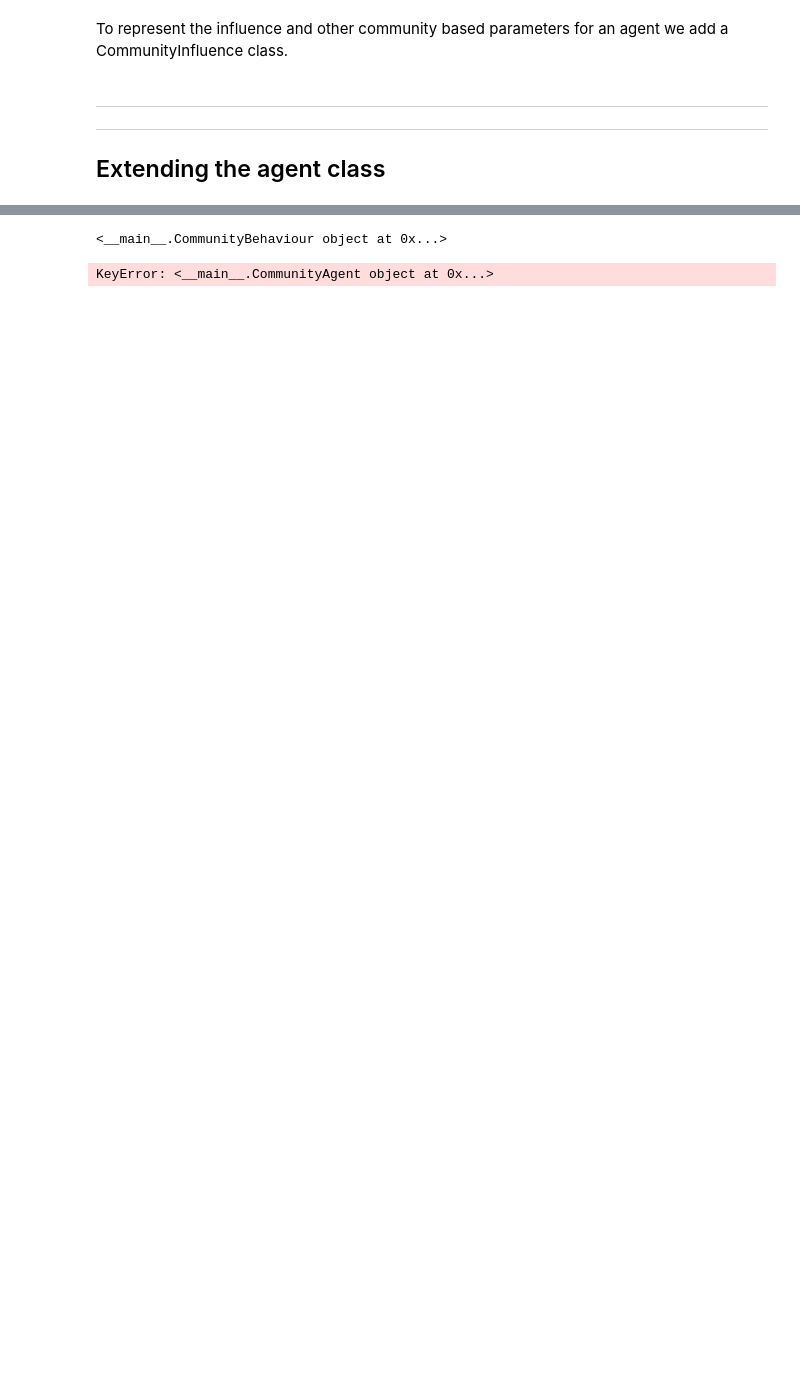
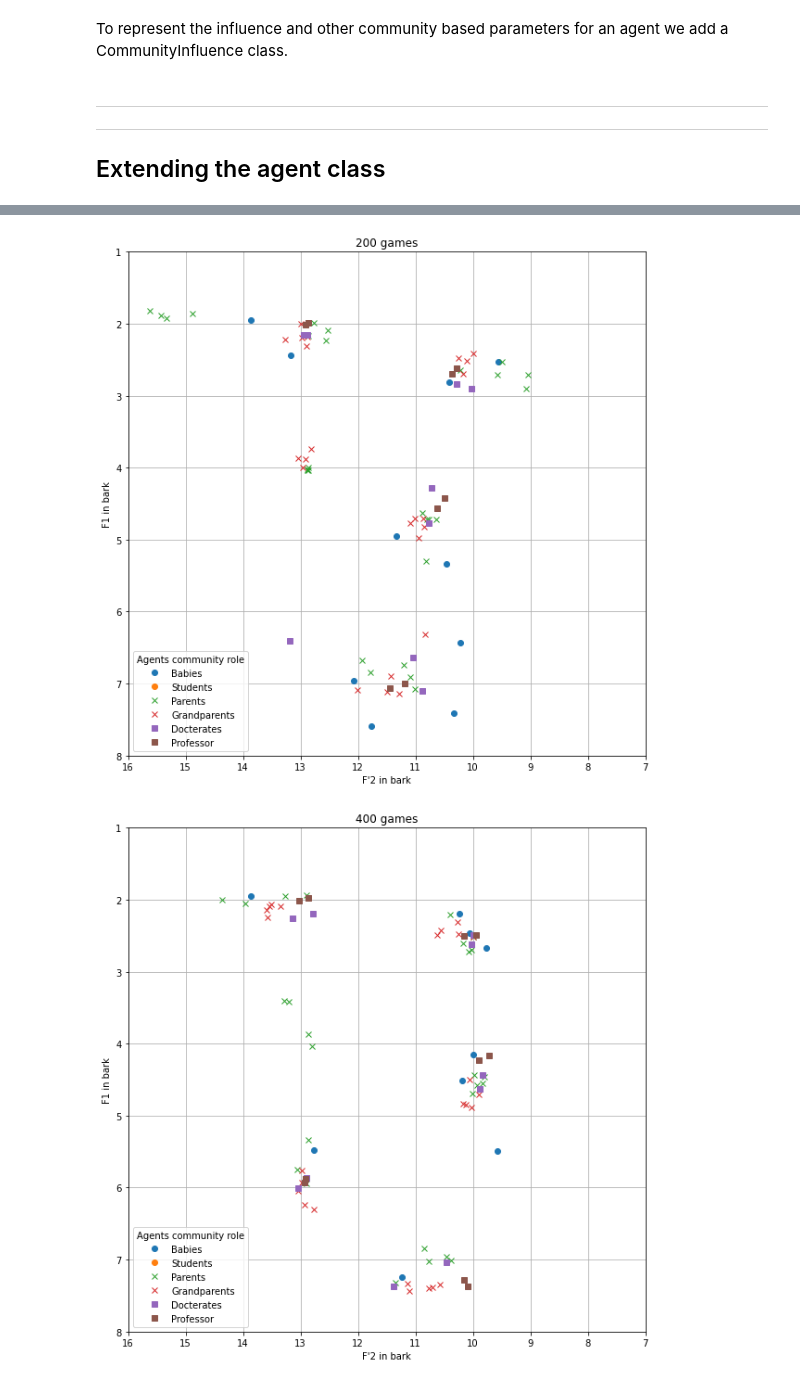
Before and after one commit to pikawika/VUB-EoS-project, a Jupyter notebook: code/notebooks/4_adding_small_communities.ipynb, the cells around one changed output, grey strips where cells are left out. Cells and saved outputs as stored; diff of their text form; code cells hidden in the pictures; blank space fills up the shorter version.

```diff
--- a/code/notebooks/4_adding_small_communities.ipynb
+++ b/code/notebooks/4_adding_small_communities.ipynb
@@ -437,7 +603,10 @@ community_game_engine = CommunityGameEngine(community_member_amounts = community
                                             bark_operator = bark_operator);
 # %%
-checkpoints = [20, 500, 2000, 10000];
+checkpoints = [200, 400, 800, 1600, 2000];
 results = community_game_engine.play_imitation_game(checkpoints);
-# %% [output]
-<__main__.CommunityBehaviour object at 0x...>
-KeyError: <__main__.CommunityAgent object at 0x...>
+# %%
+for game_state in results:
+    game_state.plot();
+# %% [output]
+[figure, added]
+[figure, added]
```
Also changed, not shown: parts of 9 cells of this notebook.
